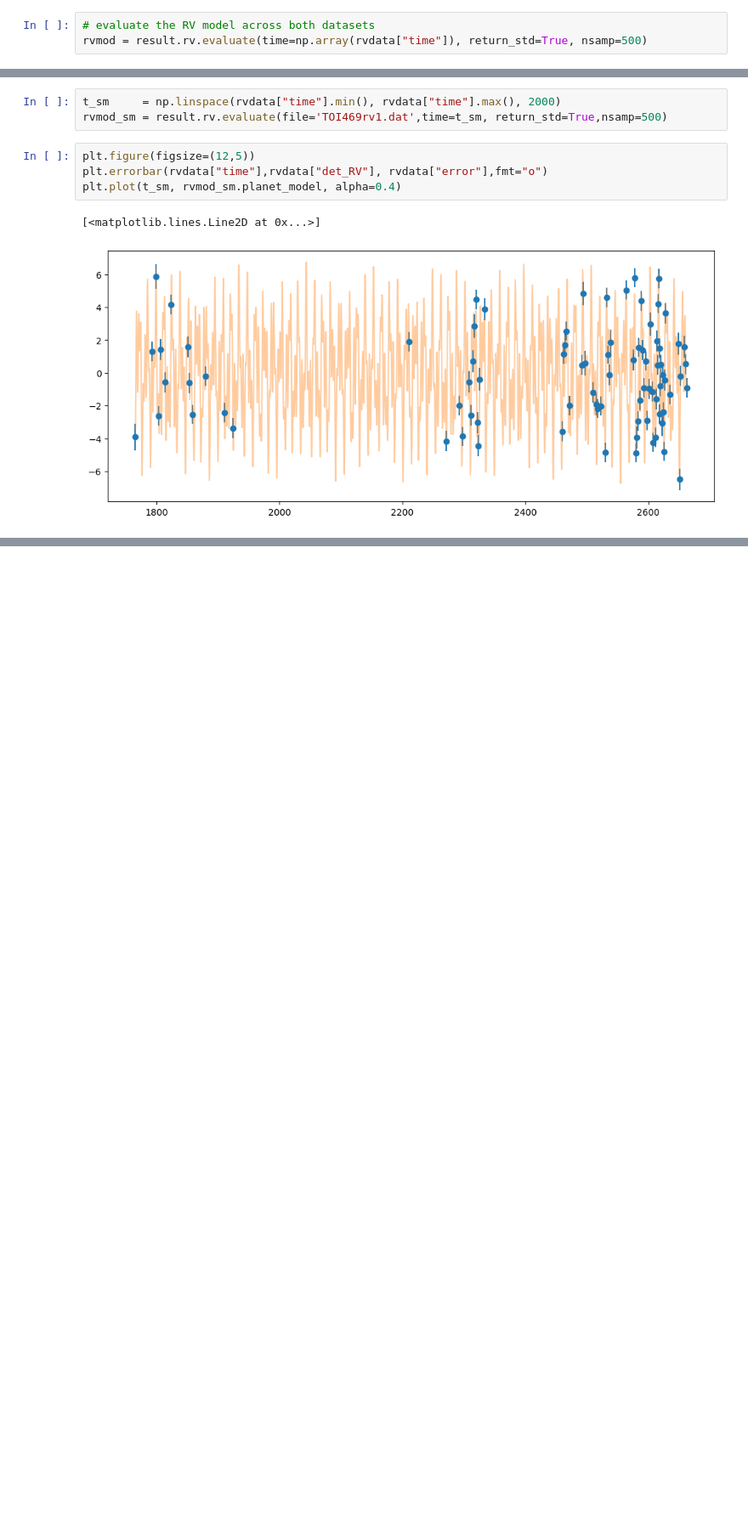
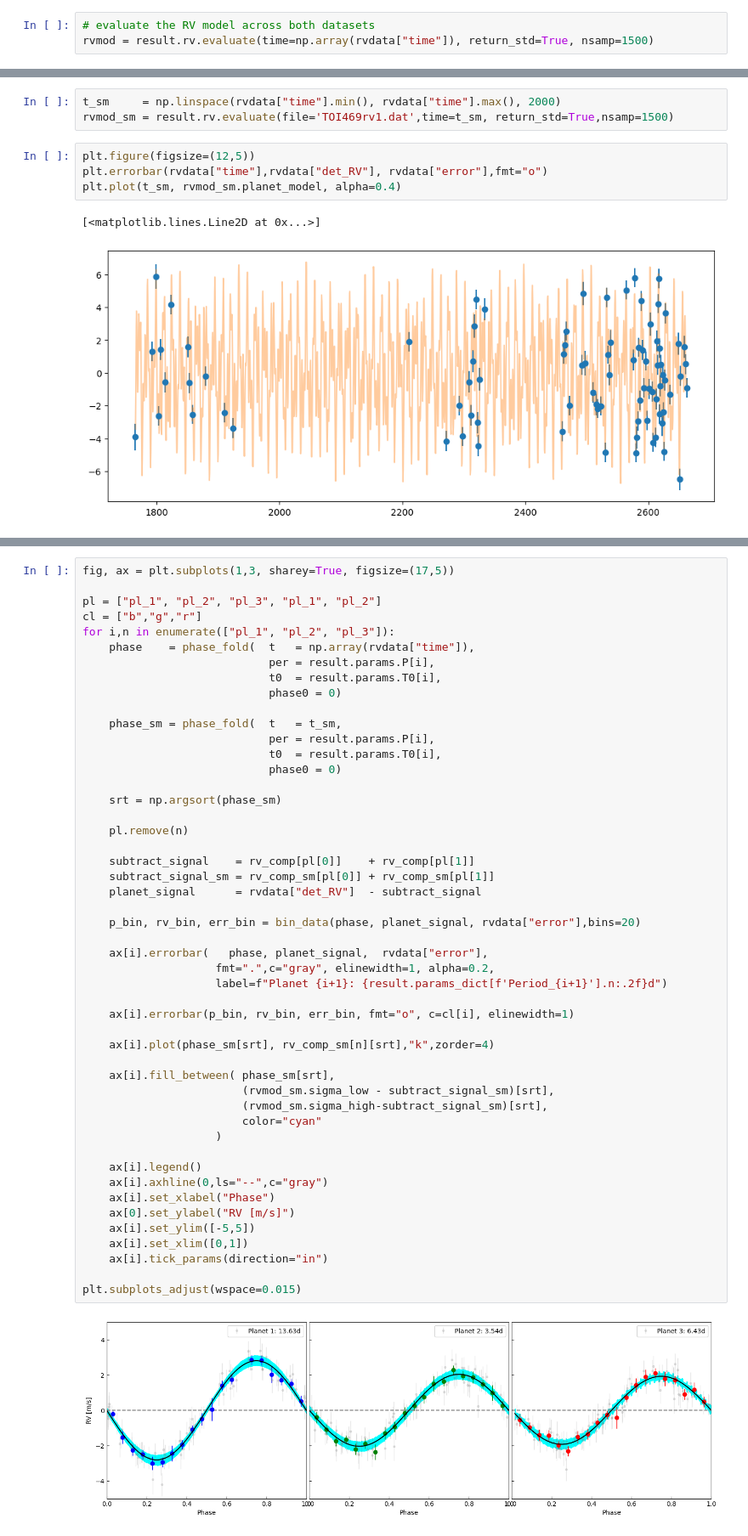
Before and after one commit to titans-ge/CONAN, a Jupyter notebook: docs/tutorial/TOI469_multiplanet_LC_RV.ipynb, the cells around one changed output, grey strips where cells are left out. Shown at 85% size. Saved outputs shown, nothing was run; the diff lists cells and outputs as text; blank space fills up the shorter version.

```diff
--- a/docs/tutorial/TOI469_multiplanet_LC_RV.ipynb
+++ b/docs/tutorial/TOI469_multiplanet_LC_RV.ipynb
@@ -473,12 +467,12 @@ rvdata.head()
 | 4 | 1806.664396 | 81732.28 | 0.628379 | 81731.903761 | 0.0 | 0.0 | 1.802835 | 81730.848284 | 1.055478 | 1.431716 | ... |
 # %%
 # evaluate the RV model across both datasets
-rvmod = result.rv.evaluate(time=np.array(rvdata["time"]), return_std=True, nsamp=500)
+rvmod = result.rv.evaluate(time=np.array(rvdata["time"]), return_std=True, nsamp=1500)
 # %% [markdown]
 since the RVs are sparsely sampled, we can evaluate the RV model on a smoother time array across both datasets
 # %%
 t_sm     = np.linspace(rvdata["time"].min(), rvdata["time"].max(), 2000)
-rvmod_sm = result.rv.evaluate(file='TOI469rv1.dat',time=t_sm, return_std=True,nsamp=500)
+rvmod_sm = result.rv.evaluate(file='TOI469rv1.dat',time=t_sm, return_std=True,nsamp=1500)
 # %%
 plt.figure(figsize=(12,5))
 plt.errorbar(rvdata["time"],rvdata["det_RV"], rvdata["error"],fmt="o")
@@ -578,0 +488,51 @@ Text(0, 0.5, 'RV [m/s]')
+# %%
+fig, ax = plt.subplots(1,3, sharey=True, figsize=(17,5))
+
+pl = ["pl_1", "pl_2", "pl_3", "pl_1", "pl_2"]
+cl = ["b","g","r"]
+for i,n in enumerate(["pl_1", "pl_2", "pl_3"]):
+    phase    = phase_fold(  t   = np.array(rvdata["time"]),
+                            per = result.params.P[i],
+                            t0  = result.params.T0[i],
+                            phase0 = 0)
+
+    phase_sm = phase_fold(  t   = t_sm,
+                            per = result.params.P[i],
+                            t0  = result.params.T0[i],
+                            phase0 = 0)
+
+    srt = np.argsort(phase_sm)
+
+    pl.remove(n)
+
+    subtract_signal    = rv_comp[pl[0]]    + rv_comp[pl[1]]
+    subtract_signal_sm = rv_comp_sm[pl[0]] + rv_comp_sm[pl[1]]
+    planet_signal      = rvdata["det_RV"]  - subtract_signal
+
+    p_bin, rv_bin, err_bin = bin_data(phase, planet_signal, rvdata["error"],bins=20)
+
+    ax[i].errorbar(   phase, planet_signal,  rvdata["error"],
+                    fmt=".",c="gray", elinewidth=1, alpha=0.2,
+                    label=f"Planet {i+1}: {result.params_dict[f'Period_{i+1}'].n:.2f}d")
+
+    ax[i].errorbar(p_bin, rv_bin, err_bin, fmt="o", c=cl[i], elinewidth=1)
+
+    ax[i].plot(phase_sm[srt], rv_comp_sm[n][srt],"k",zorder=4)
+
+    ax[i].fill_between( phase_sm[srt],
+                        (rvmod_sm.sigma_low - subtract_signal_sm)[srt],
+                        (rvmod_sm.sigma_high-subtract_signal_sm)[srt],
+                        color="cyan"
+                    )
+
+    ax[i].legend()
+    ax[i].axhline(0,ls="--",c="gray")
+    ax[i].set_xlabel("Phase")
+    ax[0].set_ylabel("RV [m/s]")
+    ax[i].set_ylim([-5,5])
+    ax[i].set_xlim([0,1])
+    ax[i].tick_params(direction="in")
+
+plt.subplots_adjust(wspace=0.015)
+# %% [output]
+[figure, added]
```
Also changed, not shown: parts of 41 cells of this notebook, 34 other files.
